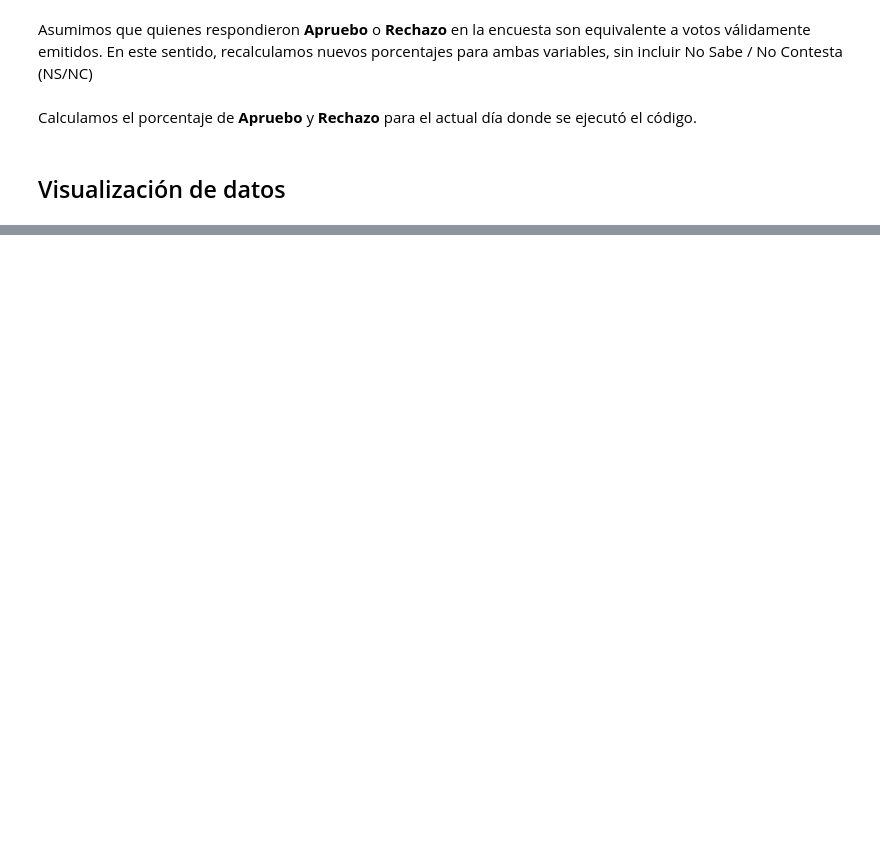
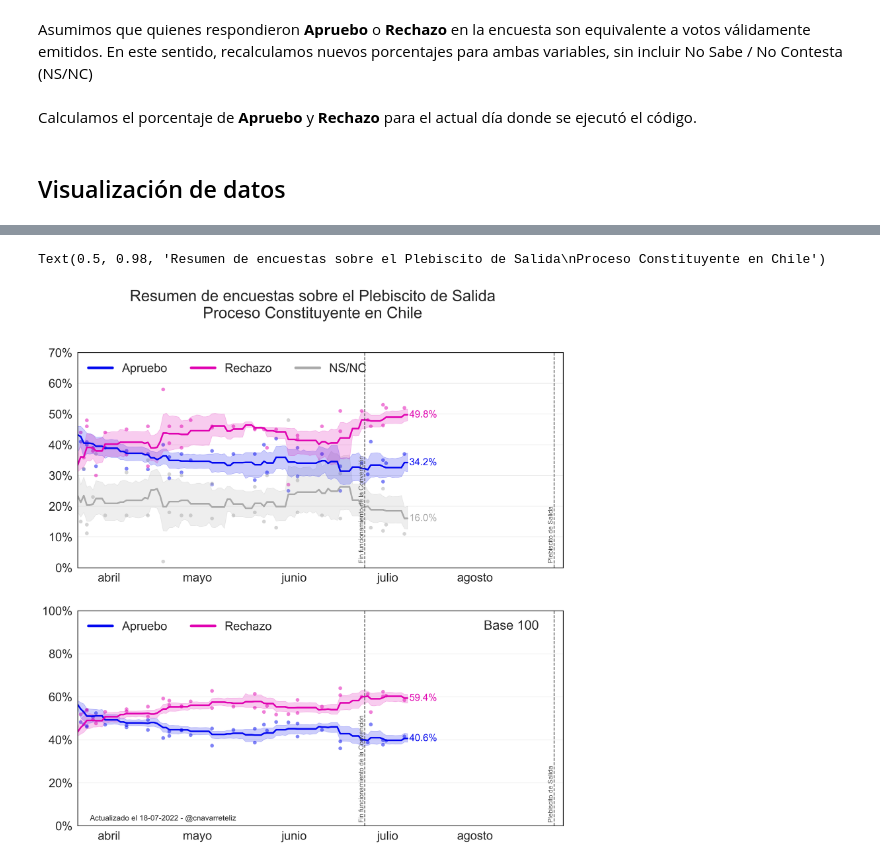
Before and after one commit to cnavarreteliz/encuestas-electorales-chile, a Jupyter notebook: Encuestas Plebiscito Salida.ipynb, the cells around one changed output, grey strips where cells are left out. Drawn from its saved outputs; the diff is of its cells as text; code cells hidden in the pictures; blank space fills up the shorter version.

Commit message:
actualiza seguimiento de encuestas

```diff
--- a/Encuestas Plebiscito Salida.ipynb
+++ b/Encuestas Plebiscito Salida.ipynb
@@ -32,14 +32,6 @@ data.head()
 | 4 | 2022-03-25 | NaN | Cadem | 46.0 | 36.0 | 18.0 | NaN | NaN | 2022-03-25-Cadem |
 # %% [markdown]
 Asumimos que quienes respondieron **Apruebo** o **Rechazo** en la encuesta son equivalente a votos válidamente emitidos. En este sentido, recalculamos nuevos porcentajes para ambas variables, sin incluir No Sabe / No Contesta (NS/NC)
-# %%
-df = data.melt(id_vars=["Fecha", "Encuesta", "id"])
-df = df[df["variable"].isin(["Apruebo", "Rechazo", "NS/NC"])]
-df = df.groupby(["id", "Fecha", "Encuesta", "variable"]).agg({"value": "sum"})
-df["rate"] = df.groupby(level=0).apply(lambda x: x/x.sum())
-df = df.reset_index()
-
-df["Fecha"] = pd.to_datetime(df["Fecha"])
 # %%
 start_date = datetime.datetime(2022, 4, 1)
 today = datetime.datetime.today()
@@ -61,3 +64,5 @@ df_stats = df_aggregated[df_aggregated["Fecha"] == df_aggregated["Fecha"].max()]
+# %%
+df, df_aggregated = get_data()
 # %% [markdown]
 ## Visualización de datos
 # %%
@@ -149,0 +159,23 @@ plt.show()
+# %%
+sns.set(font_scale=2, style="whitegrid")
+
+matplotlib.rc("axes", edgecolor="#000000")
+matplotlib.rc("grid", color="#eaeaea")
+plt.rcParams["font.family"] = "Arial"
+plt.rcParams["svg.fonttype"] = "none"
+matplotlib.rcParams["figure.dpi"] = 300
+
+fig, axs = plt.subplots(nrows=2, ncols=1, figsize=(16, 16))
+
+df, df_aggregated = get_data(base_100 = False)
+df_base_100, df_aggregated_base_100 = get_data(base_100 = True)
+
+create_plot(df, df_aggregated, axs[0], base_100 = False)
+create_plot(df_base_100, df_aggregated_base_100, axs[1])
+
+fig.suptitle("Resumen de encuestas sobre el Plebiscito de Salida\nProceso Constituyente en Chile")
+
+# fig.tight_layout()
+# %% [output]
+Text(0.5, 0.98, 'Resumen de encuestas sobre el Plebiscito de Salida\nProceso Constituyente en Chile')
+[figure, added]
```
Also changed, not shown: parts of 3 cells of this notebook, 1 other file.
